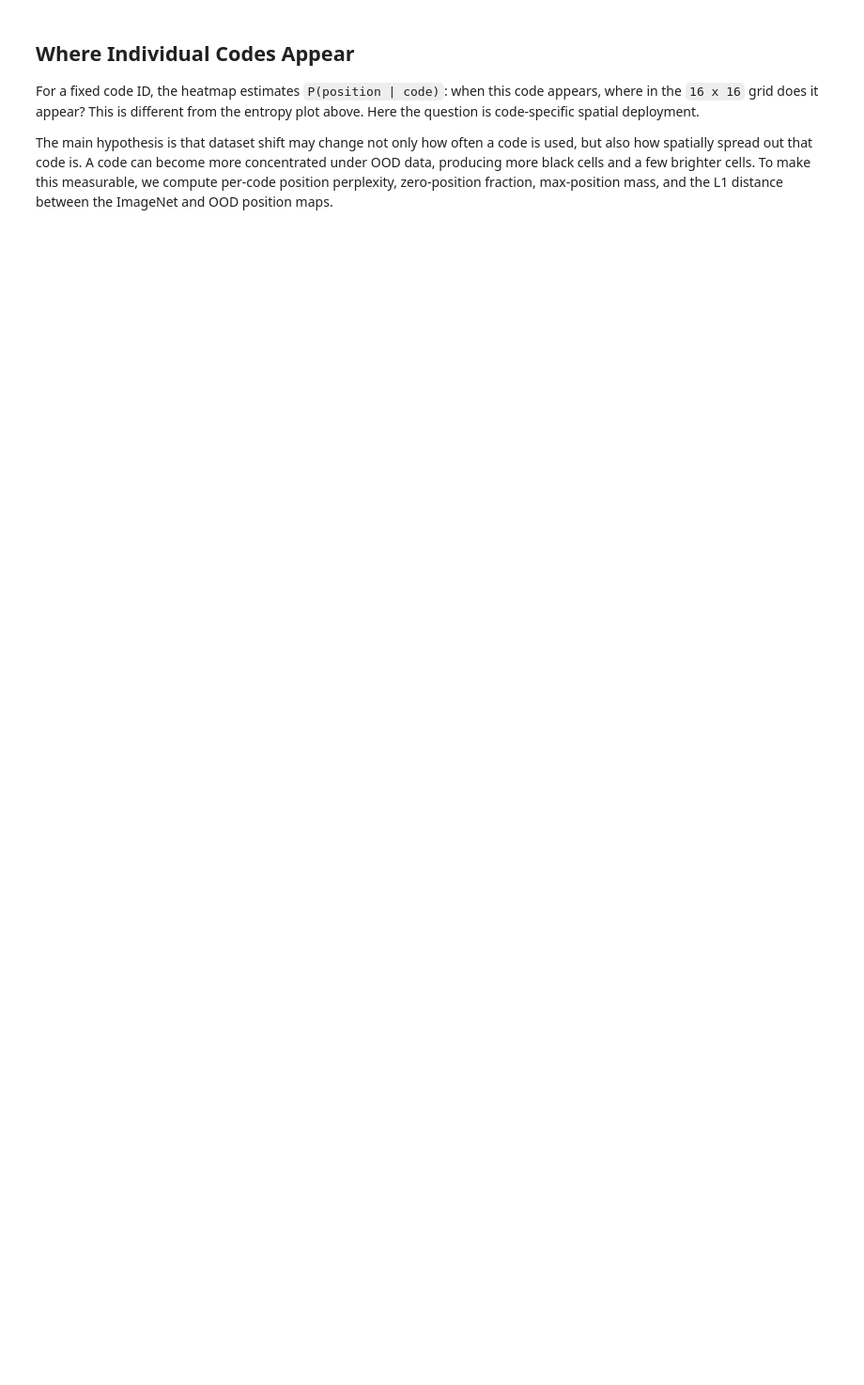
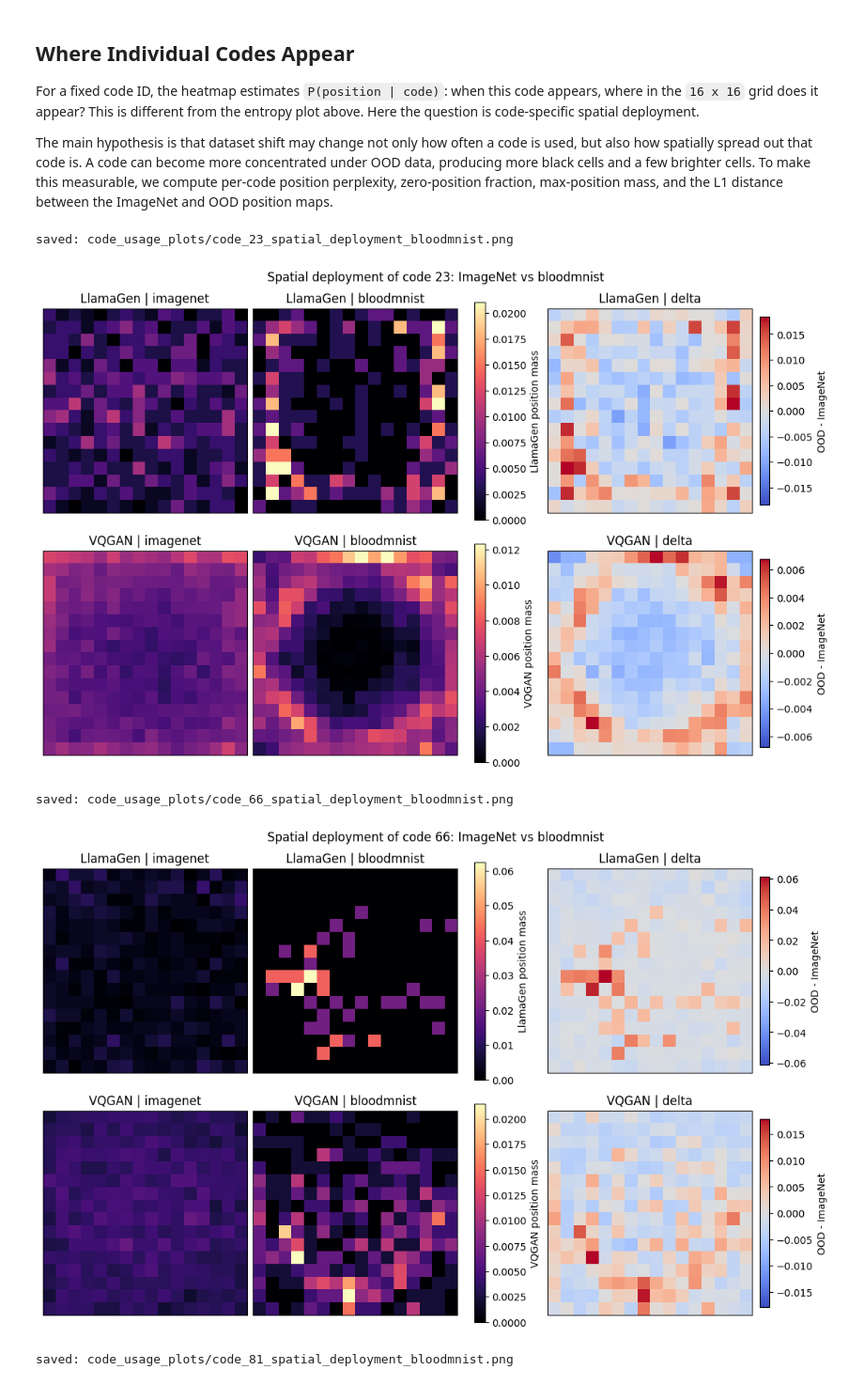
Before and after one commit to farzinnasiri/vq-explore, a Jupyter notebook: notebooks/vq-code-usage-analysis.ipynb, the cells around one changed output. Shown at 94% size. Saved outputs shown, nothing was run; the diff lists cells and outputs as text; code cells hidden in the pictures; blank space fills up the shorter version.

```diff
--- a/notebooks/vq-code-usage-analysis.ipynb
+++ b/notebooks/vq-code-usage-analysis.ipynb
@@ -263,0 +341,13 @@ plt.show()
+# %%
+# Codes alive in both
+llamagen_alive_imagenet = alive_codes["LlamaGen"]["imagenet"]
+vqgan_alive_imagenet = alive_codes["VQGAN"]["imagenet"]
+
+alive_in_both = np.intersect1d(
+    llamagen_alive_imagenet,
+    vqgan_alive_imagenet,
+    assume_unique=True,
+)
+
+print("Alive in both:", len(alive_in_both))
+print("shared alive codes:", alive_in_both[:10].tolist())
@@ -345,6 +477,8 @@ for ood_dataset in ood_datasets:
 For a fixed code ID, the heatmap estimates `P(position | code)`: when this code appears, where in the `16 x 16` grid does it appear? This is different from the entropy plot above. Here the question is code-specific spatial deployment.
 
 The main hypothesis is that dataset shift may change not only how often a code is used, but also how spatially spread out that code is. A code can become more concentrated under OOD data, producing more black cells and a few brighter cells. To make this measurable, we compute per-code position perplexity, zero-position fraction, max-position mass, and the L1 distance between the ImageNet and OOD position maps.
+# %%
+CODE_IDS_TO_VIEW = alive_in_both[:3]
 # %%
 code_position_rows = []
 
@@ -371,30 +505,38 @@ for ood_dataset in ood_datasets:
                 for dataset in focus_datasets
             }
             for model in MODEL_DIRS
         }
 
         for row, model in enumerate(MODEL_DIRS):
             model_maps = [maps[model][dataset] for dataset in focus_datasets]
             vmax = max(grid.max() for grid in model_maps)
             for col, dataset in enumerate(focus_datasets):
                 ax = axes[row, col]
                 im = ax.imshow(maps[model][dataset], vmin=0.0, vmax=vmax, cmap='magma')
                 ax.set_title(f'{model} | {dataset}')
                 ax.set_xticks([])
                 ax.set_yticks([])
 
             delta = maps[model][ood_dataset] - maps[model][IN_DISTRIBUTION_DATASET]
             delta_vmax = np.abs(delta).max()
             ax = axes[row, 2]
             im_delta = ax.imshow(delta, vmin=-delta_vmax, vmax=delta_vmax, cmap='coolwarm')
             ax.set_title(f'{model} | delta')
             ax.set_xticks([])
             ax.set_yticks([])
             fig.colorbar(im, ax=axes[row, :2], fraction=0.046, pad=0.04, label=f'{model} position mass')
             fig.colorbar(im_delta, ax=ax, fraction=0.046, pad=0.04, label='OOD - ImageNet')
 
         fig.suptitle(f'Spatial deployment of code {code_id}: ImageNet vs {ood_dataset}')
+        save_current_plot(f"code_{code_id}_spatial_deployment_{ood_dataset}")
         plt.show()
+
 
 code_position_df = pd.DataFrame(code_position_rows)
 code_position_df.sort_values(['code_id', 'model', 'ood_dataset', 'dataset']).reset_index(drop=True)
+# %% [output]
+saved: code_usage_plots/code_23_spatial_deployment_bloodmnist.png
+[figure, added]
+saved: code_usage_plots/code_66_spatial_deployment_bloodmnist.png
+[figure, added]
+saved: code_usage_plots/code_81_spatial_deployment_bloodmnist.png
```
Also changed, not shown: parts of 19 cells of this notebook, 33 other files.
